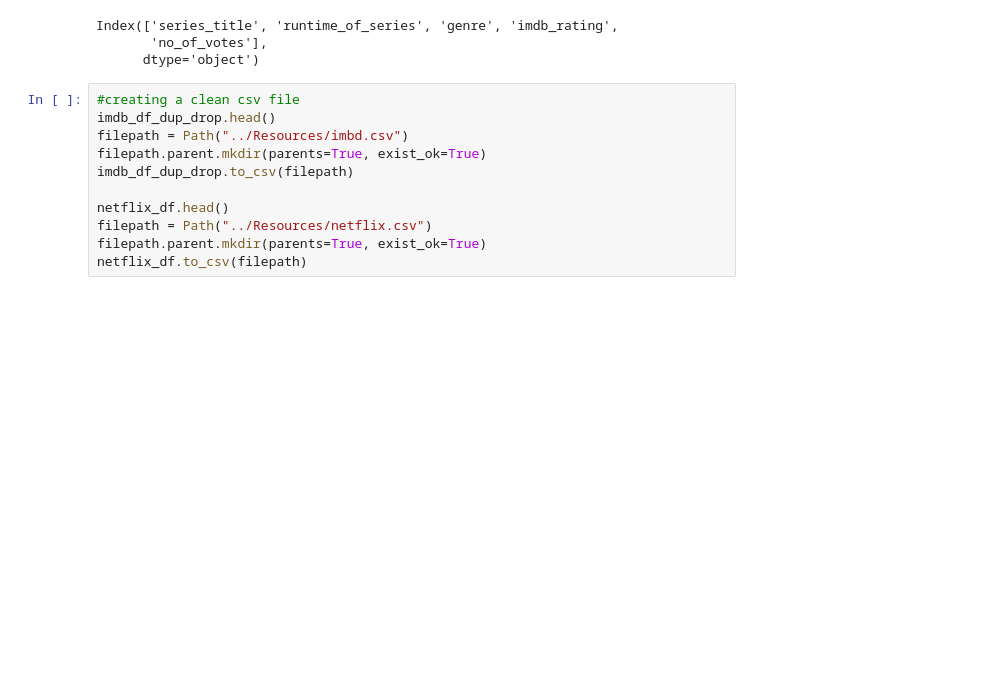
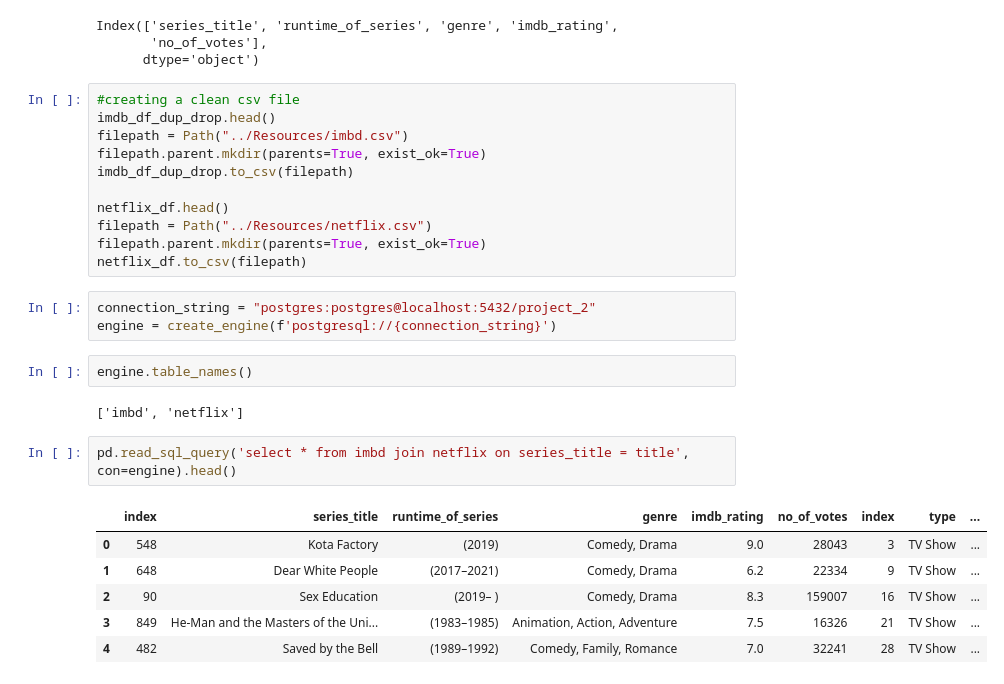
Before and after one commit to lmoraes95/SQL-ETL-Mapping, a Jupyter notebook: projects/tvshows.ipynb, the cells around one changed output. Cells and saved outputs as stored; diff of their text form; blank space fills up the shorter version.

```diff
--- a/projects/tvshows.ipynb
+++ b/projects/tvshows.ipynb
@@ -177,3 +178,19 @@ netflix_df.head()
 filepath = Path("../Resources/netflix.csv")
 filepath.parent.mkdir(parents=True, exist_ok=True)
 netflix_df.to_csv(filepath)
+# %%
+connection_string = "postgres:postgres@localhost:5432/project_2"
+engine = create_engine(f'postgresql://{connection_string}')
+# %%
+engine.table_names()
+# %% [output]
+['imbd', 'netflix']
+# %%
+pd.read_sql_query('select * from imbd join netflix on series_title = title', con=engine).head()
+# %% [output]
+|  | index | series_title | runtime_of_series | genre | imdb_rating | no_of_votes | index | type | ... |
+| 0 | 548 | Kota Factory | (2019) | Comedy, Drama | 9.0 | 28043 | 3 | TV Show | ... |
+| 1 | 648 | Dear White People | (2017–2021) | Comedy, Drama | 6.2 | 22334 | 9 | TV Show | ... |
+| 2 | 90 | Sex Education | (2019– ) | Comedy, Drama | 8.3 | 159007 | 16 | TV Show | ... |
+| 3 | 849 | He-Man and the Masters of the Uni... | (1983–1985) | Animation, Action, Adventure | 7.5 | 16326 | 21 | TV Show | ... |
+| 4 | 482 | Saved by the Bell | (1989–1992) | Comedy, Family, Romance | 7.0 | 32241 | 28 | TV Show | ... |
```
Also changed, not shown: parts of 1 cell of this notebook.
